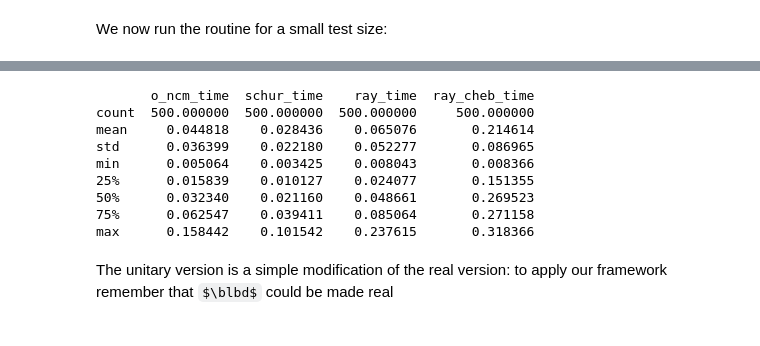
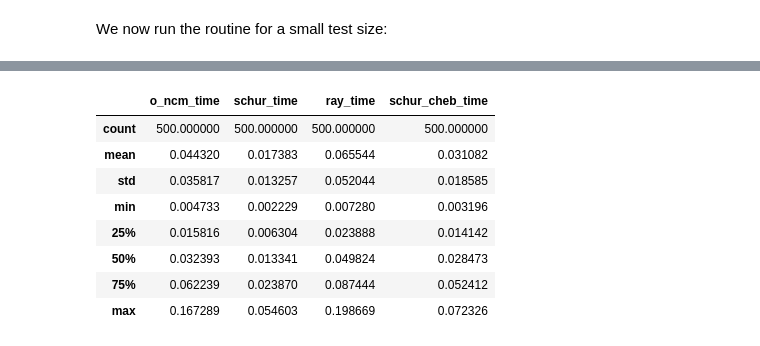
Before and after one commit to dnguyend/lagrange_, a Jupyter notebook: EigenTensor.ipynb, the cells around one changed output, grey strips where cells are left out. Saved outputs shown, nothing was run; the diff lists cells and outputs as text; code cells hidden in the pictures; some formulas as TeX source.

```diff
--- a/EigenTensor.ipynb
+++ b/EigenTensor.ipynb
@@ -386,23 +360,20 @@ And bigger test size:
 # %%
   np.random.seed(0)
   k = 15
   m = 4
   max_err = 1e-10
   max_itr = 200
   n_test = 500
 
   summ = test_eigen_tensor(k, m, max_err, max_itr, n_test)
-  print(summ[[
-      'o_ncm_time', 'schur_time', 'ray_time', 'ray_cheb_time']].describe())
+  display(HTML(summ[[a for a in summ.columns if 'time' in a]].describe().to_html()))
 # %% [output]
-       o_ncm_time  schur_time    ray_time  ray_cheb_time
-count  500.000000  500.000000  500.000000     500.000000
-mean     0.044818    0.028436    0.065076       0.214614
-std      0.036399    0.022180    0.052277       0.086965
-min      0.005064    0.003425    0.008043       0.008366
-25%      0.015839    0.010127    0.024077       0.151355
-50%      0.032340    0.021160    0.048661       0.269523
-75%      0.062547    0.039411    0.085064       0.271158
-max      0.158442    0.101542    0.237615       0.318366
+|  | o_ncm_time | schur_time | ray_time | schur_cheb_time |
+| count | 500.000000 | 500.000000 | 500.000000 | 500.000000 |
+| mean | 0.044320 | 0.017383 | 0.065544 | 0.031082 |
+| std | 0.035817 | 0.013257 | 0.052044 | 0.018585 |
+| min | 0.004733 | 0.002229 | 0.007280 | 0.003196 |
+| 25% | 0.015816 | 0.006304 | 0.023888 | 0.014142 |
+| 50% | 0.032393 | 0.013341 | 0.049824 | 0.028473 |
+| 75% | 0.062239 | 0.023870 | 0.087444 | 0.052412 |
+| max | 0.167289 | 0.054603 | 0.198669 | 0.072326 |
-# %% [markdown]
-The unitary version is a simple modification of the real version: to apply our framework remember that $\blbd$ could be made real
```
Also changed, not shown: parts of 19 cells of this notebook.
